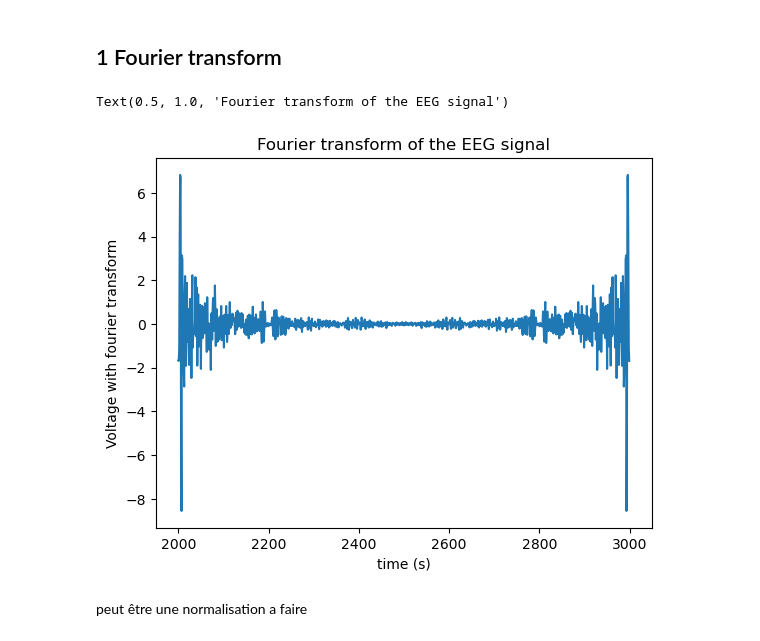
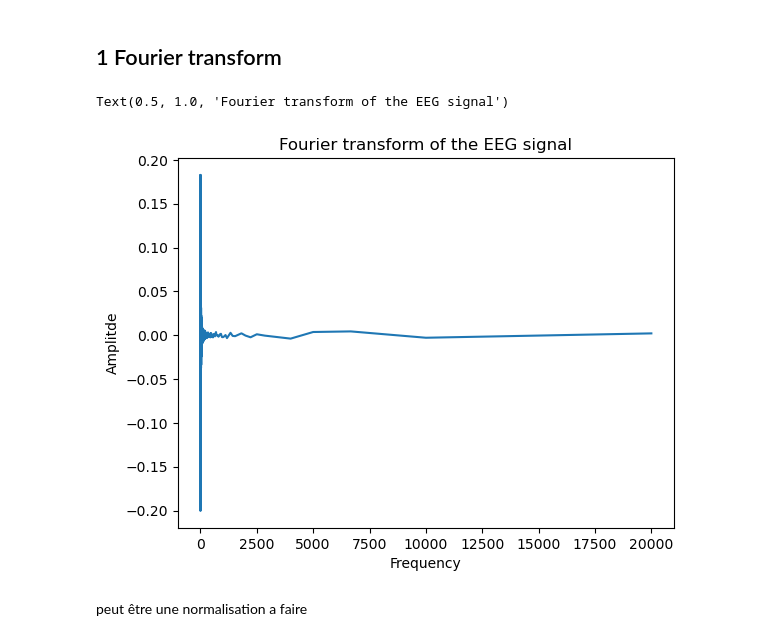
Before and after one commit to ChabCorp/LFP_IPMC, a Jupyter notebook: code/2_meet.ipynb, the cells around one changed output. Saved outputs shown, nothing was run; the diff lists cells and outputs as text; code cells hidden in the pictures.

```diff
--- a/code/2_meet.ipynb
+++ b/code/2_meet.ipynb
@@ -18,7 +15,7 @@ start = 1 # in seconds
 end = 1.01
 # %%
 df = pd.read_csv('../data/EEGArchi13mPFC.txt')
-df = df.iloc[int(start*20_000):int(end*20_000)]
+# df = df.iloc[int(start*20_000):int(end*20_000)]
 df['time'] = df.index * time
 df.rename(columns={'0': 'µV'}, inplace=True)
 plt.plot(df['time'], df['µV'])
@@ -33,16 +30,16 @@ Text(0.5, 1.0, 'EEG signal on the first 3000 rows')
 # %%
 import scipy as sp
 import scipy.fftpack
 
 df_f = df.copy()
 df_f['µV'] = sp.fftpack.fft(df_f['µV'])/len(df_f['µV'])
-plt.plot(df_f['time'], df_f['µV'])
-plt.xlabel(f'time ({unit_time})')
-plt.ylabel('Voltage with fourier transform')
+plt.plot(1/df_f['time'], df_f['µV'])
+plt.xlabel(f'Frequency')
+plt.ylabel('Amplitde')
 plt.title('Fourier transform of the EEG signal')
 # %% [output]
 Text(0.5, 1.0, 'Fourier transform of the EEG signal')
-[figure, old version]
+[figure, new version]
 # %% [markdown]
 peut être une normalisation a faire
 # %% [markdown]
```
Also changed, not shown: parts of 2 cells of this notebook.
